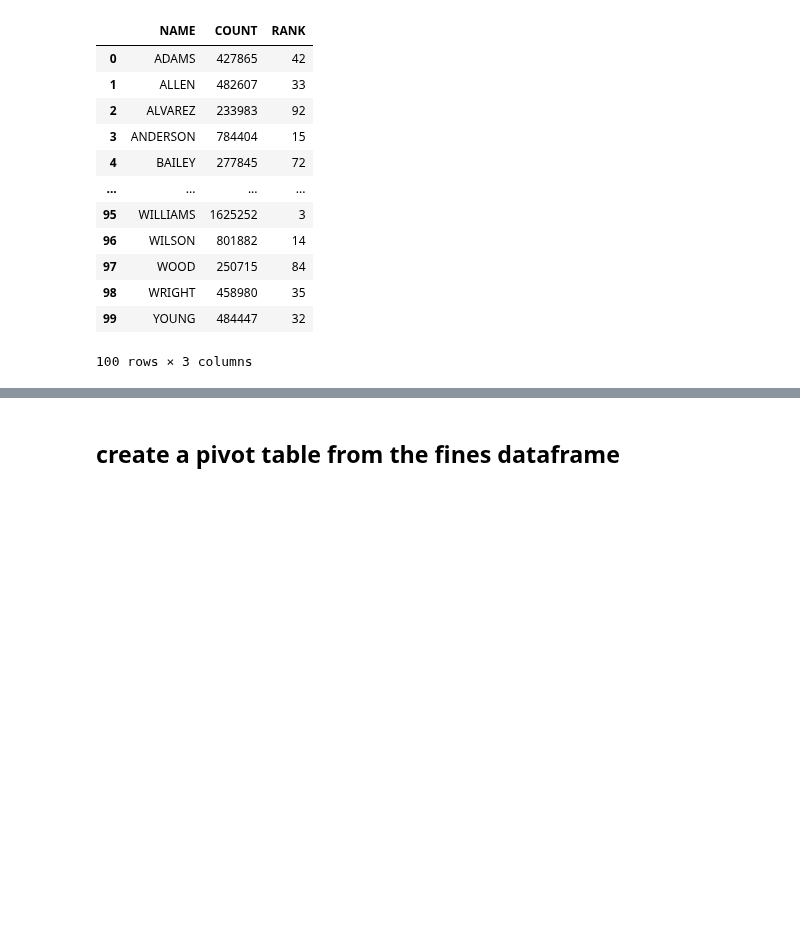
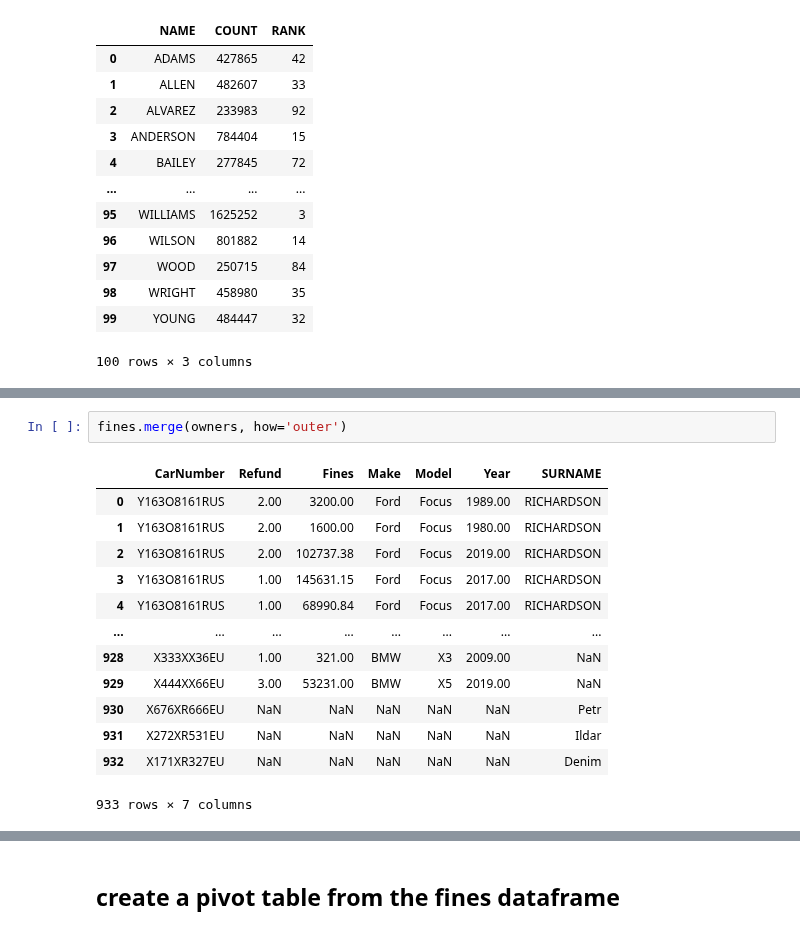
Before and after one commit to aperop/ds, a Jupyter notebook: day05/ex04/enrichment.ipynb, the cells around one changed output, grey strips where cells are left out. Drawn from its saved outputs; the diff is of its cells as text; blank space fills up the shorter version.

```diff
--- a/day05/ex04/enrichment.ipynb
+++ b/day05/ex04/enrichment.ipynb
@@ -237,0 +292,16 @@ owners
+# %%
+fines.merge(owners, how='outer')
+# %% [output]
+|  | CarNumber | Refund | Fines | Make | Model | Year | SURNAME |
+| 0 | Y163O8161RUS | 2.00 | 3200.00 | Ford | Focus | 1989.00 | RICHARDSON |
+| 1 | Y163O8161RUS | 2.00 | 1600.00 | Ford | Focus | 1980.00 | RICHARDSON |
+| 2 | Y163O8161RUS | 2.00 | 102737.38 | Ford | Focus | 2019.00 | RICHARDSON |
+| 3 | Y163O8161RUS | 1.00 | 145631.15 | Ford | Focus | 2017.00 | RICHARDSON |
+| 4 | Y163O8161RUS | 1.00 | 68990.84 | Ford | Focus | 2017.00 | RICHARDSON |
+| ... | ... | ... | ... | ... | ... | ... | ... |
+| 928 | X333XX36EU | 1.00 | 321.00 | BMW | X3 | 2009.00 | NaN |
+| 929 | X444XX66EU | 3.00 | 53231.00 | BMW | X5 | 2019.00 | NaN |
+| 930 | X676XR666EU | NaN | NaN | NaN | NaN | NaN | Petr |
+| 931 | X272XR531EU | NaN | NaN | NaN | NaN | NaN | Ildar |
+| 932 | X171XR327EU | NaN | NaN | NaN | NaN | NaN | Denim |
+933 rows × 7 columns
```
Also changed, not shown: parts of 14 cells of this notebook.
